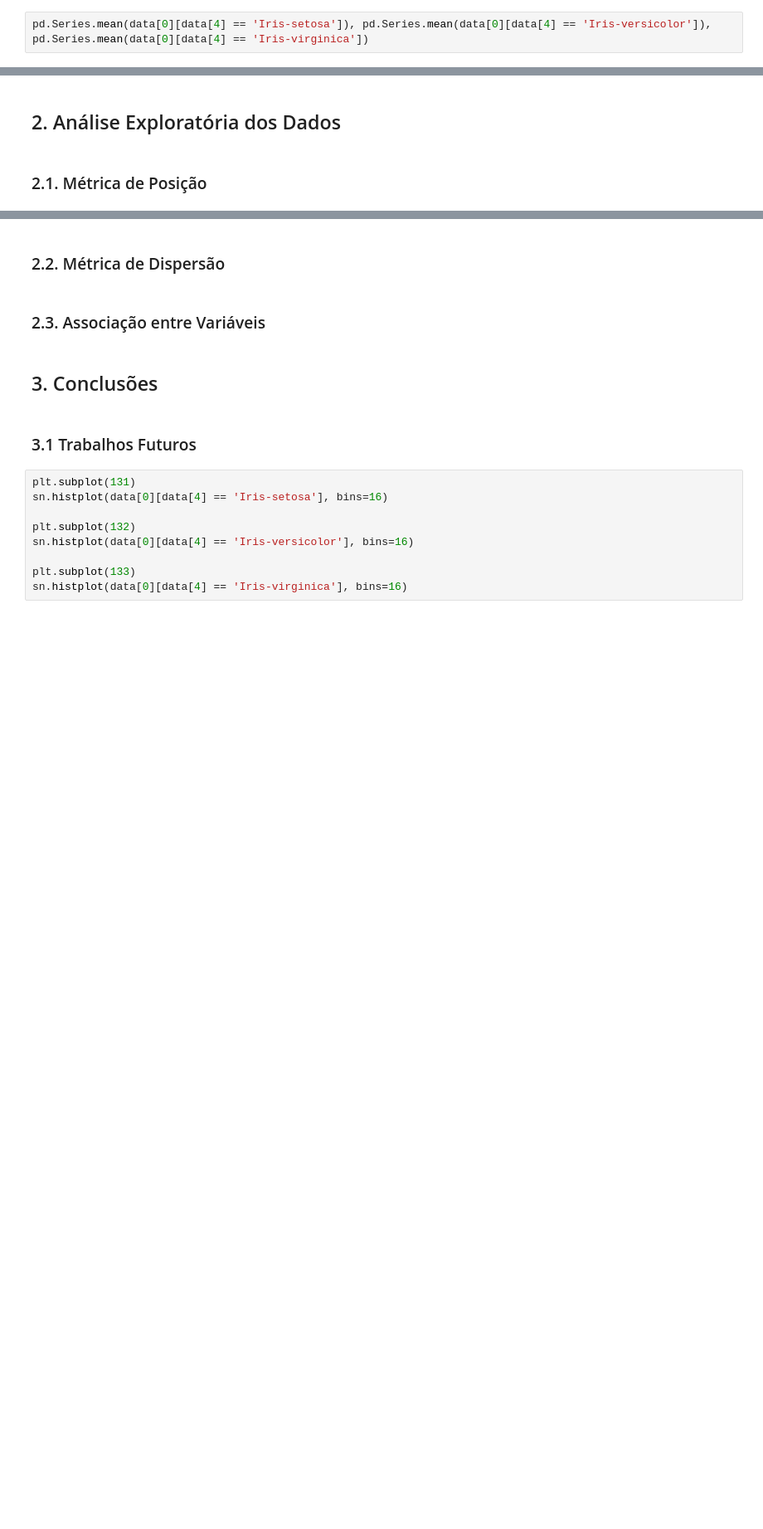
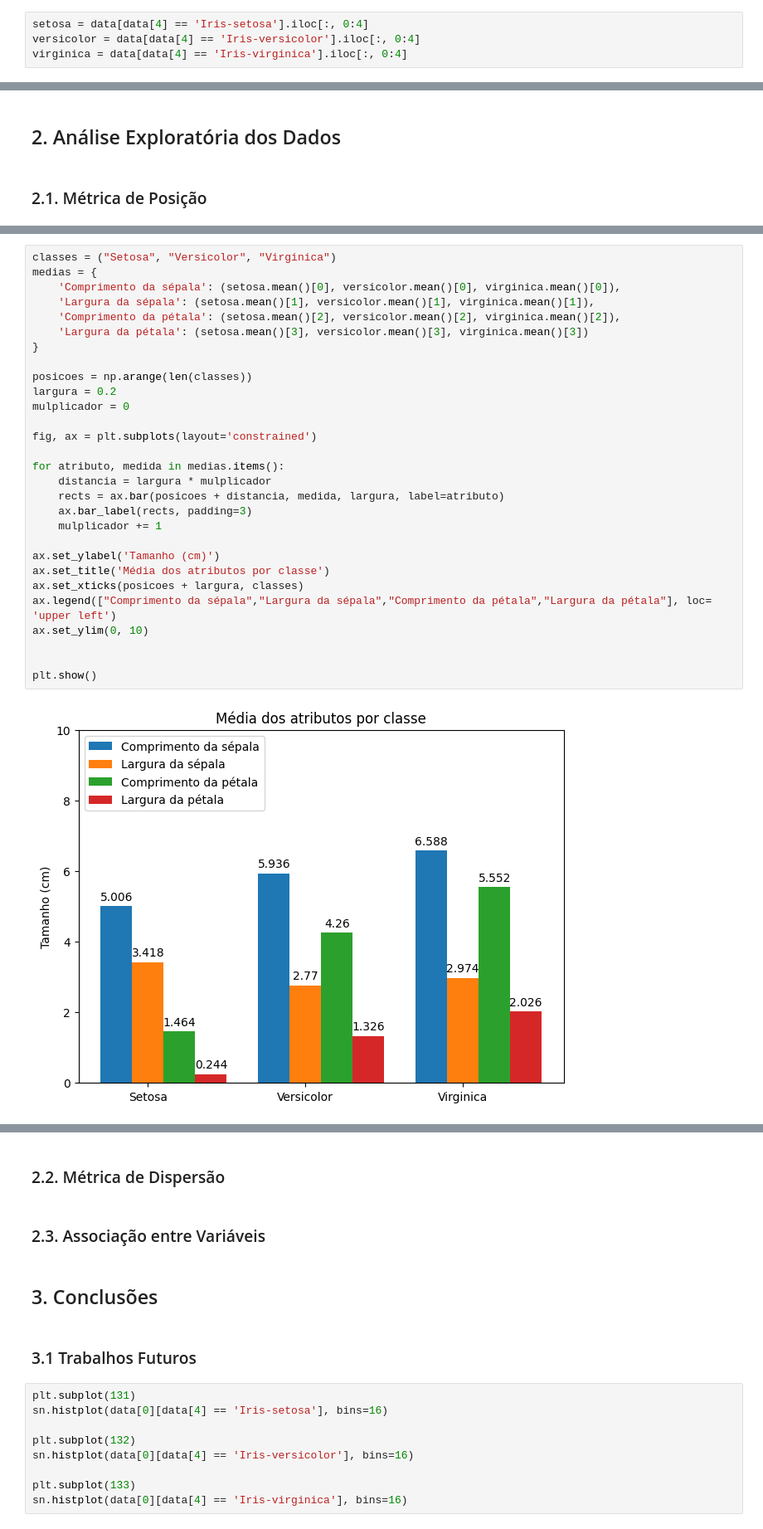
Before and after one commit to laviniacaldas/eda_iris, a Jupyter notebook: Analise_Exploratoria.ipynb, the cells around one changed output, grey strips where cells are left out. Shown at 83% size. Drawn from its saved outputs; the diff is of its cells as text; blank space fills up the shorter version.

```diff
--- a/Analise_Exploratoria.ipynb
+++ b/Analise_Exploratoria.ipynb
@@ -57,2 +52,4 @@ pd.Series.mean(data[0]), pd.Series.mean(data[1]), pd.Series.mean(data[2]), pd.Se
 # %%
-pd.Series.mean(data[0][data[4] == 'Iris-setosa']), pd.Series.mean(data[0][data[4] == 'Iris-versicolor']), pd.Series.mean(data[0][data[4] == 'Iris-virginica'])
+setosa = data[data[4] == 'Iris-setosa'].iloc[:, 0:4]
+versicolor = data[data[4] == 'Iris-versicolor'].iloc[:, 0:4]
+virginica = data[data[4] == 'Iris-virginica'].iloc[:, 0:4]
@@ -64,0 +70,31 @@ pd.Series.mean(data[0][data[4] == 'Iris-setosa']), pd.Series.mean(data[0][data[4
+# %%
+classes = ("Setosa", "Versicolor", "Virginica")
+medias = {
+    'Comprimento da sépala': (setosa.mean()[0], versicolor.mean()[0], virginica.mean()[0]),
+    'Largura da sépala': (setosa.mean()[1], versicolor.mean()[1], virginica.mean()[1]),
+    'Comprimento da pétala': (setosa.mean()[2], versicolor.mean()[2], virginica.mean()[2]),
+    'Largura da pétala': (setosa.mean()[3], versicolor.mean()[3], virginica.mean()[3])
+}
+
+posicoes = np.arange(len(classes))
+largura = 0.2
+mulplicador = 0
+
+fig, ax = plt.subplots(layout='constrained')
+
+for atributo, medida in medias.items():
+    distancia = largura * mulplicador
+    rects = ax.bar(posicoes + distancia, medida, largura, label=atributo)
+    ax.bar_label(rects, padding=3)
+    mulplicador += 1
+
+ax.set_ylabel('Tamanho (cm)')
+ax.set_title('Média dos atributos por classe')
+ax.set_xticks(posicoes + largura, classes)
+ax.legend(["Comprimento da sépala","Largura da sépala","Comprimento da pétala","Largura da pétala"], loc= 'upper left')
+ax.set_ylim(0, 10)
+
+
+plt.show()
+# %% [output]
+[figure, added]
```
Also changed, not shown: parts of 10 cells of this notebook.
